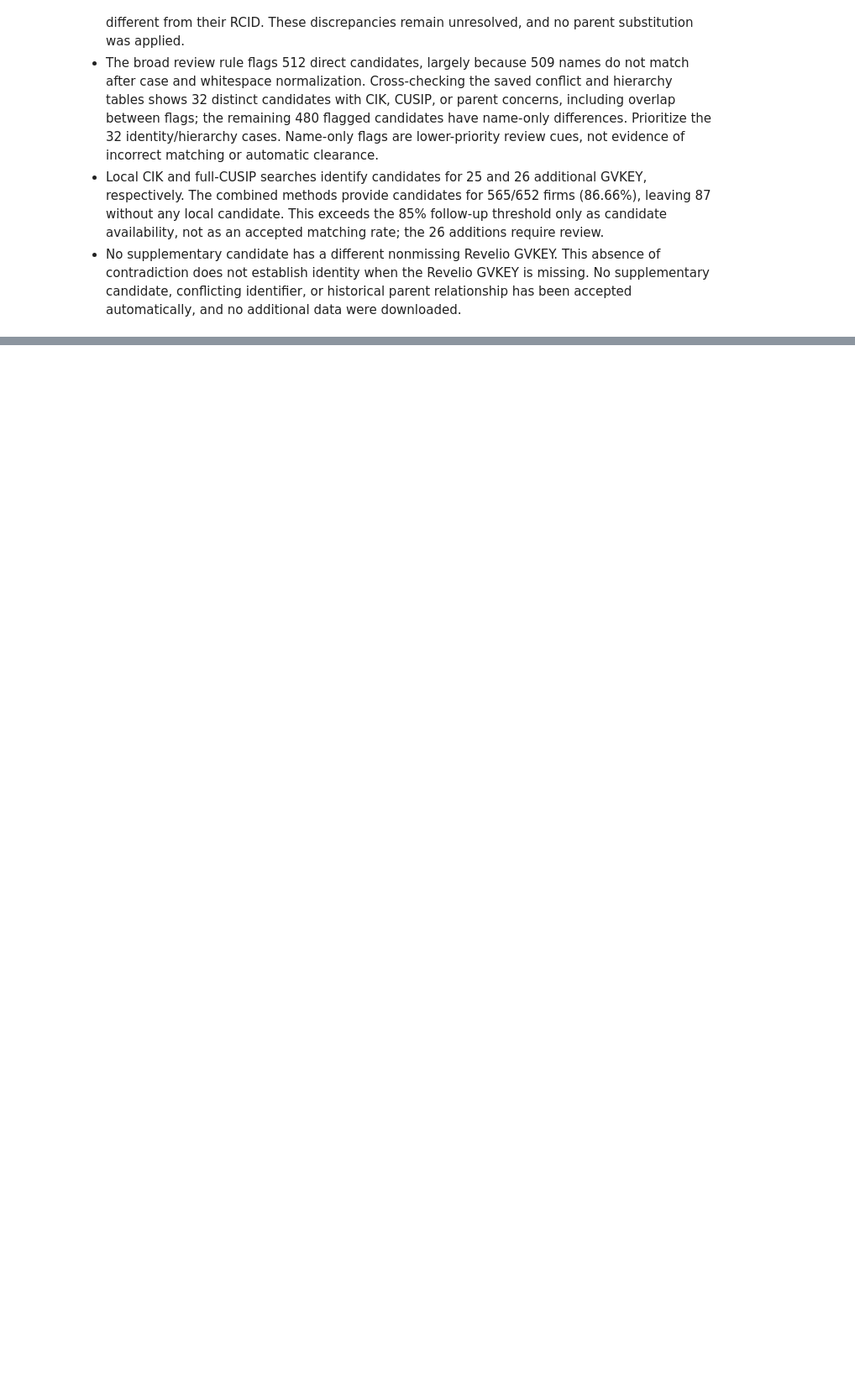
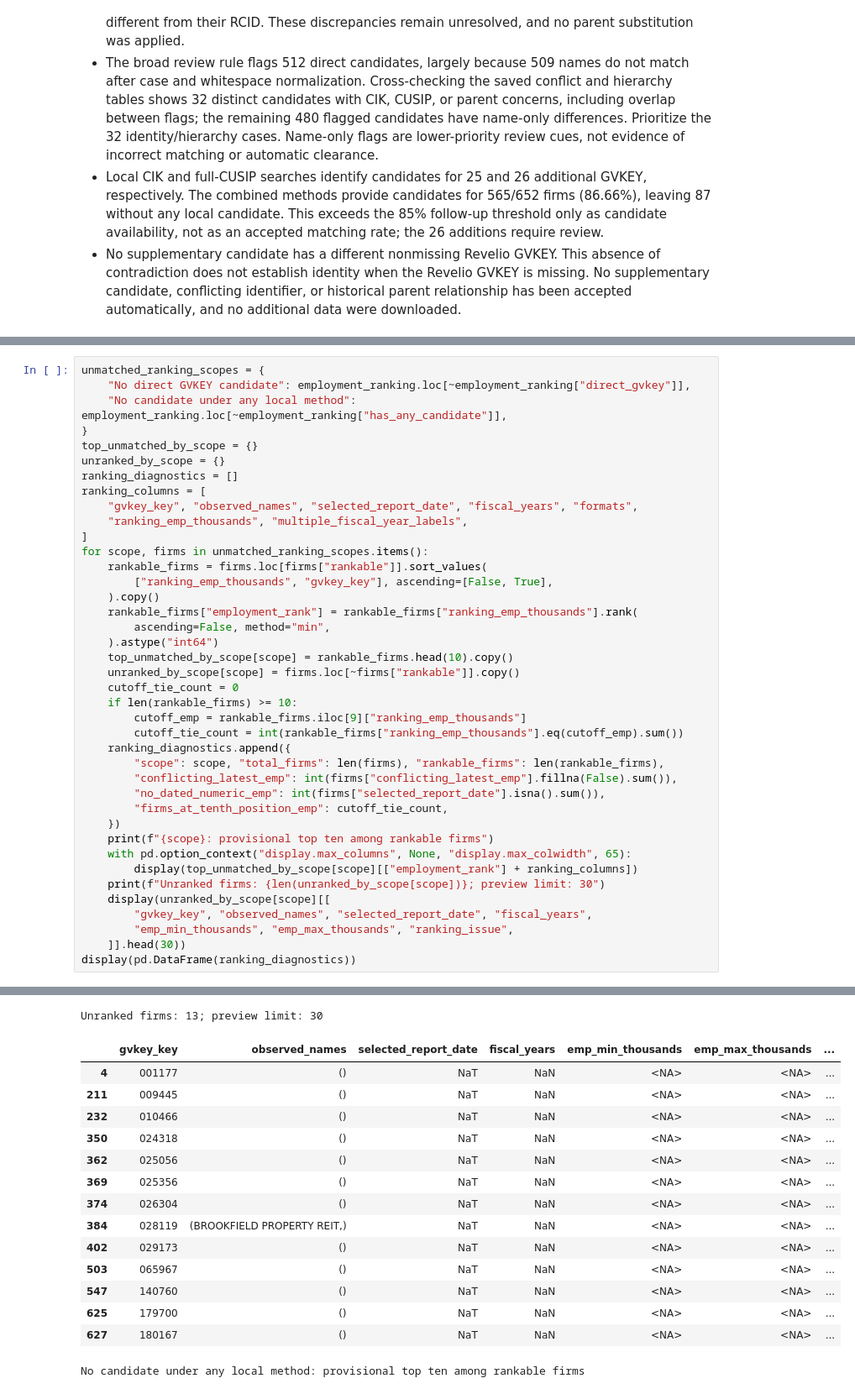
Before and after one commit to kptransfer2024-cmd/ai-workforce-statements, a Jupyter notebook: code/notebooks/01_build_firm_crosswalk.ipynb, the cells around one changed output, grey strips where cells are left out. Shown at 84% size. Drawn from its saved outputs; the diff is of its cells as text; blank space fills up the shorter version.

```diff
--- a/code/notebooks/01_build_firm_crosswalk.ipynb
+++ b/code/notebooks/01_build_firm_crosswalk.ipynb
@@ -2352,0 +2688,41 @@ Direct-candidate rows with review flags: 512; preview limit: 30
+# %%
+unmatched_ranking_scopes = {
+    "No direct GVKEY candidate": employment_ranking.loc[~employment_ranking["direct_gvkey"]],
+    "No candidate under any local method": employment_ranking.loc[~employment_ranking["has_any_candidate"]],
+}
+top_unmatched_by_scope = {}
+unranked_by_scope = {}
+ranking_diagnostics = []
+ranking_columns = [
+    "gvkey_key", "observed_names", "selected_report_date", "fiscal_years", "formats",
+    "ranking_emp_thousands", "multiple_fiscal_year_labels",
+]
+for scope, firms in unmatched_ranking_scopes.items():
+    rankable_firms = firms.loc[firms["rankable"]].sort_values(
+        ["ranking_emp_thousands", "gvkey_key"], ascending=[False, True],
+    ).copy()
+    rankable_firms["employment_rank"] = rankable_firms["ranking_emp_thousands"].rank(
+        ascending=False, method="min",
+    ).astype("int64")
+    top_unmatched_by_scope[scope] = rankable_firms.head(10).copy()
+    unranked_by_scope[scope] = firms.loc[~firms["rankable"]].copy()
+    cutoff_tie_count = 0
+    if len(rankable_firms) >= 10:
+        cutoff_emp = rankable_firms.iloc[9]["ranking_emp_thousands"]
+        cutoff_tie_count = int(rankable_firms["ranking_emp_thousands"].eq(cutoff_emp).sum())
+    ranking_diagnostics.append({
+        "scope": scope, "total_firms": len(firms), "rankable_firms": len(rankable_firms),
+        "conflicting_latest_emp": int(firms["conflicting_latest_emp"].fillna(False).sum()),
+        "no_dated_numeric_emp": int(firms["selected_report_date"].isna().sum()),
+        "firms_at_tenth_position_emp": cutoff_tie_count,
+    })
+    print(f"{scope}: provisional top ten among rankable firms")
+    with pd.option_context("display.max_columns", None, "display.max_colwidth", 65):
+        display(top_unmatched_by_scope[scope][["employment_rank"] + ranking_columns])
+    print(f"Unranked firms: {len(unranked_by_scope[scope])}; preview limit: 30")
+    display(unranked_by_scope[scope][[
+        "gvkey_key", "observed_names", "selected_report_date", "fiscal_years",
+        "emp_min_thousands", "emp_max_thousands", "ranking_issue",
+    ]].head(30))
+display(pd.DataFrame(ranking_diagnostics))
+# %% [output]
@@ -2352,0 +2741,16 @@ Direct-candidate rows with review flags: 512; preview limit: 30
+Unranked firms: 13; preview limit: 30
+|  | gvkey_key | observed_names | selected_report_date | fiscal_years | emp_min_thousands | emp_max_thousands | ... |
+| 4 | 001177 | () | NaT | NaN | <NA> | <NA> | ... |
+| 211 | 009445 | () | NaT | NaN | <NA> | <NA> | ... |
+| 232 | 010466 | () | NaT | NaN | <NA> | <NA> | ... |
+| 350 | 024318 | () | NaT | NaN | <NA> | <NA> | ... |
+| 362 | 025056 | () | NaT | NaN | <NA> | <NA> | ... |
+| 369 | 025356 | () | NaT | NaN | <NA> | <NA> | ... |
+| 374 | 026304 | () | NaT | NaN | <NA> | <NA> | ... |
+| 384 | 028119 | (BROOKFIELD PROPERTY REIT,) | NaT | NaN | <NA> | <NA> | ... |
+| 402 | 029173 | () | NaT | NaN | <NA> | <NA> | ... |
+| 503 | 065967 | () | NaT | NaN | <NA> | <NA> | ... |
+| 547 | 140760 | () | NaT | NaN | <NA> | <NA> | ... |
+| 625 | 179700 | () | NaT | NaN | <NA> | <NA> | ... |
+| 627 | 180167 | () | NaT | NaN | <NA> | <NA> | ... |
+No candidate under any local method: provisional top ten among rankable firms
```
Also changed, not shown: parts of 14 cells of this notebook.
